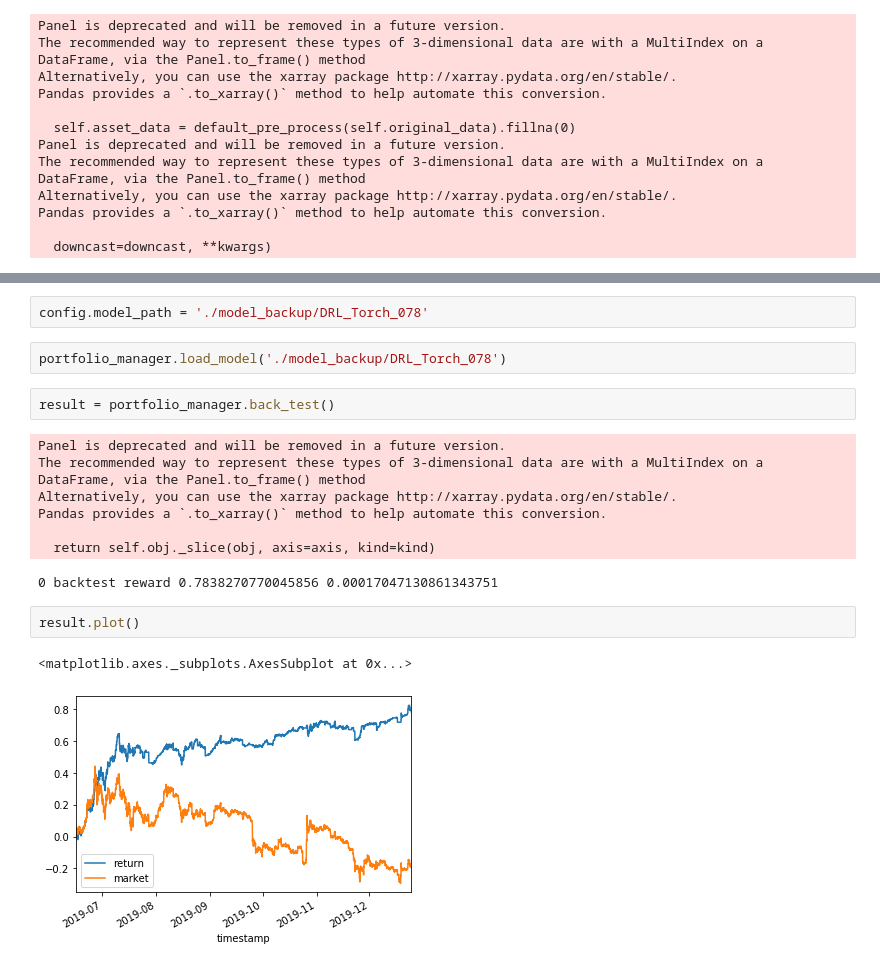
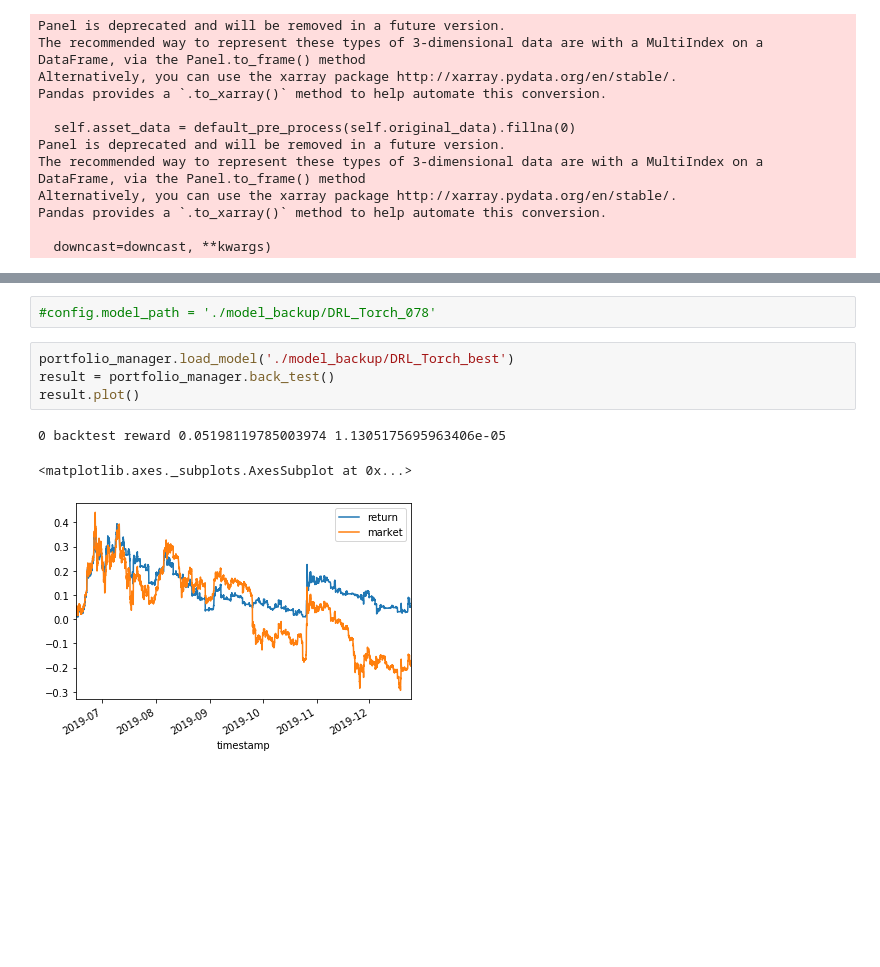
Before and after one commit to kownse/RLCrypto_fork, a Jupyter notebook: train.ipynb, the cells around one changed output, grey strips where cells are left out. Cells and saved outputs as stored; diff of their text form; blank space fills up the shorter version.

```diff
--- a/train.ipynb
+++ b/train.ipynb
@@ -45,19 +56,10 @@ Pandas provides a `.to_xarray()` method to help automate this conversion.
 # %%
-config.model_path = './model_backup/DRL_Torch_078'
+#config.model_path = './model_backup/DRL_Torch_078'
 # %%
-portfolio_manager.load_model('./model_backup/DRL_Torch_078')
+portfolio_manager.load_model('./model_backup/DRL_Torch_best')
+result = portfolio_manager.back_test()
+result.plot()
+# %% [output]
+0 backtest reward 0.05198119785003974 1.1305175695963406e-05
+<matplotlib.axes._subplots.AxesSubplot at 0x...>
+[figure, added]
-# %%
-result = portfolio_manager.back_test()
-# %% [output]
-Panel is deprecated and will be removed in a future version.
-The recommended way to represent these types of 3-dimensional data are with a MultiIndex on a DataFrame, via the Panel.to_frame() method
-Alternatively, you can use the xarray package http://xarray.pydata.org/en/stable/.
-Pandas provides a `.to_xarray()` method to help automate this conversion.
-
-  return self.obj._slice(obj, axis=axis, kind=kind)
-0 backtest reward 0.7838270770045856 0.00017047130861343751
-# %%
-result.plot()
-# %% [output]
-<matplotlib.axes._subplots.AxesSubplot at 0x...>
-[figure, removed]
```
Also changed, not shown: parts of 2 cells of this notebook, 2 other files.
